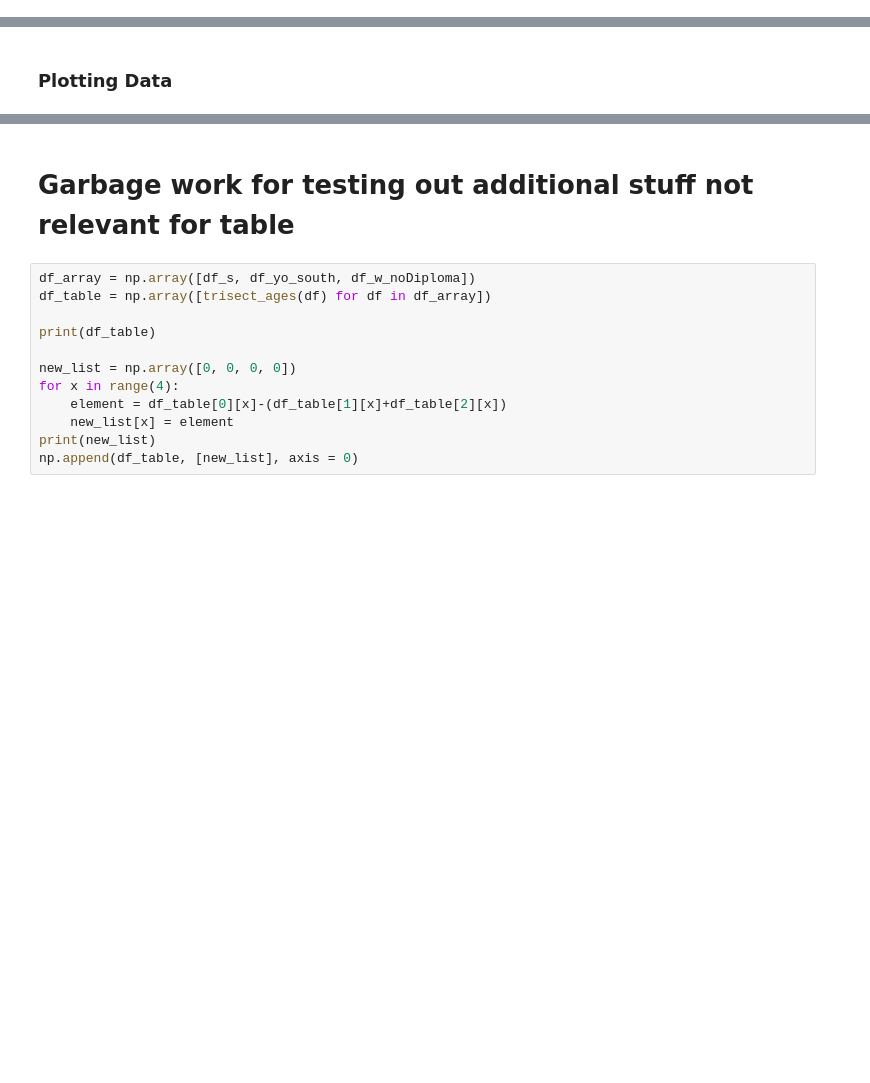
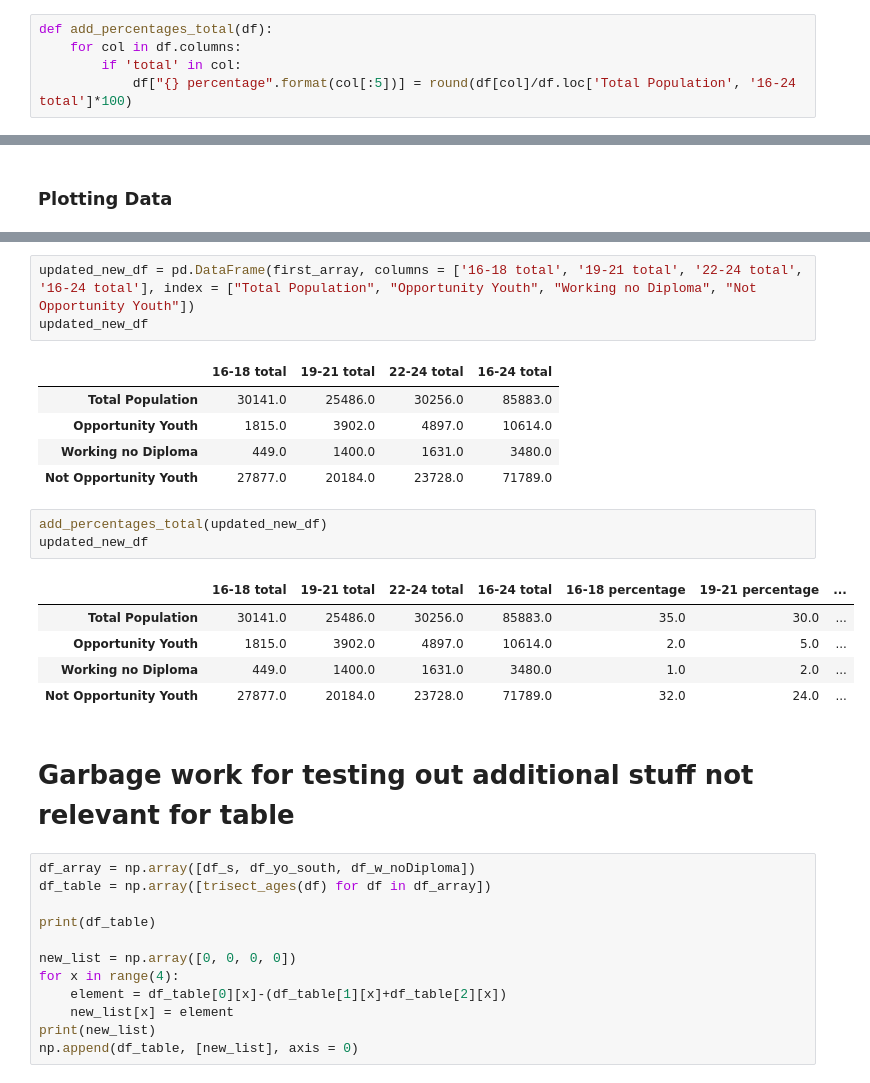
Before and after one commit to Lucaswb/project1_flatiron, a Jupyter notebook: Updated youth opportunity status from 2016.ipynb, the cells around one changed output, grey strips where cells are left out. Cells and saved outputs as stored; diff of their text form; blank space fills up the shorter version.

```diff
--- a/Updated youth opportunity status from 2016.ipynb
+++ b/Updated youth opportunity status from 2016.ipynb
@@ -106,4 +106,9 @@ def form_2d_array(df_list):
 def create_df(array_entry, columns_entry, index_entry):
     df = pd.DataFrame(array_entry, columns = columns_entry, index = index_entry)
     return df
+# %%
+def add_percentages_total(df):
+    for col in df.columns:
+        if 'total' in col:
+            df["{} percentage".format(col[:5])] = round(df[col]/df.loc['Total Population', '16-24 total']*100)
 # %%
@@ -293,3 +300,21 @@ ax[0][1].legend(prop= {'size':14})
+# %%
+updated_new_df = pd.DataFrame(first_array, columns = ['16-18 total', '19-21 total', '22-24 total', '16-24 total'], index = ["Total Population", "Opportunity Youth", "Working no Diploma", "Not Opportunity Youth"])
+updated_new_df
+# %% [output]
+|  | 16-18 total | 19-21 total | 22-24 total | 16-24 total |
+| Total Population | 30141.0 | 25486.0 | 30256.0 | 85883.0 |
+| Opportunity Youth | 1815.0 | 3902.0 | 4897.0 | 10614.0 |
+| Working no Diploma | 449.0 | 1400.0 | 1631.0 | 3480.0 |
+| Not Opportunity Youth | 27877.0 | 20184.0 | 23728.0 | 71789.0 |
+# %%
+add_percentages_total(updated_new_df)
+updated_new_df
+# %% [output]
+|  | 16-18 total | 19-21 total | 22-24 total | 16-24 total | 16-18 percentage | 19-21 percentage | ... |
+| Total Population | 30141.0 | 25486.0 | 30256.0 | 85883.0 | 35.0 | 30.0 | ... |
+| Opportunity Youth | 1815.0 | 3902.0 | 4897.0 | 10614.0 | 2.0 | 5.0 | ... |
+| Working no Diploma | 449.0 | 1400.0 | 1631.0 | 3480.0 | 1.0 | 2.0 | ... |
+| Not Opportunity Youth | 27877.0 | 20184.0 | 23728.0 | 71789.0 | 32.0 | 24.0 | ... |
 # %% [markdown]
 # Garbage work for testing out additional stuff not relevant for table
 # %%
```
Also changed, not shown: parts of 10 cells of this notebook, 2 other files.
